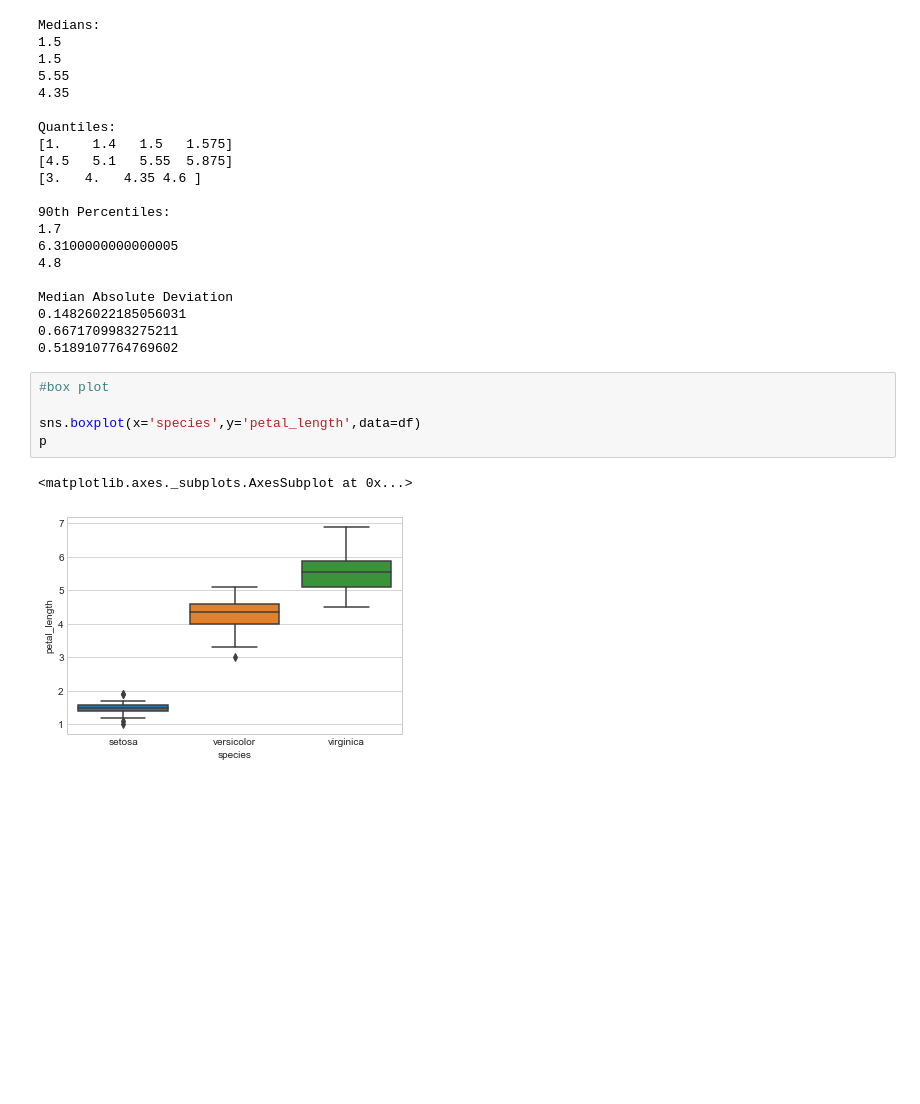
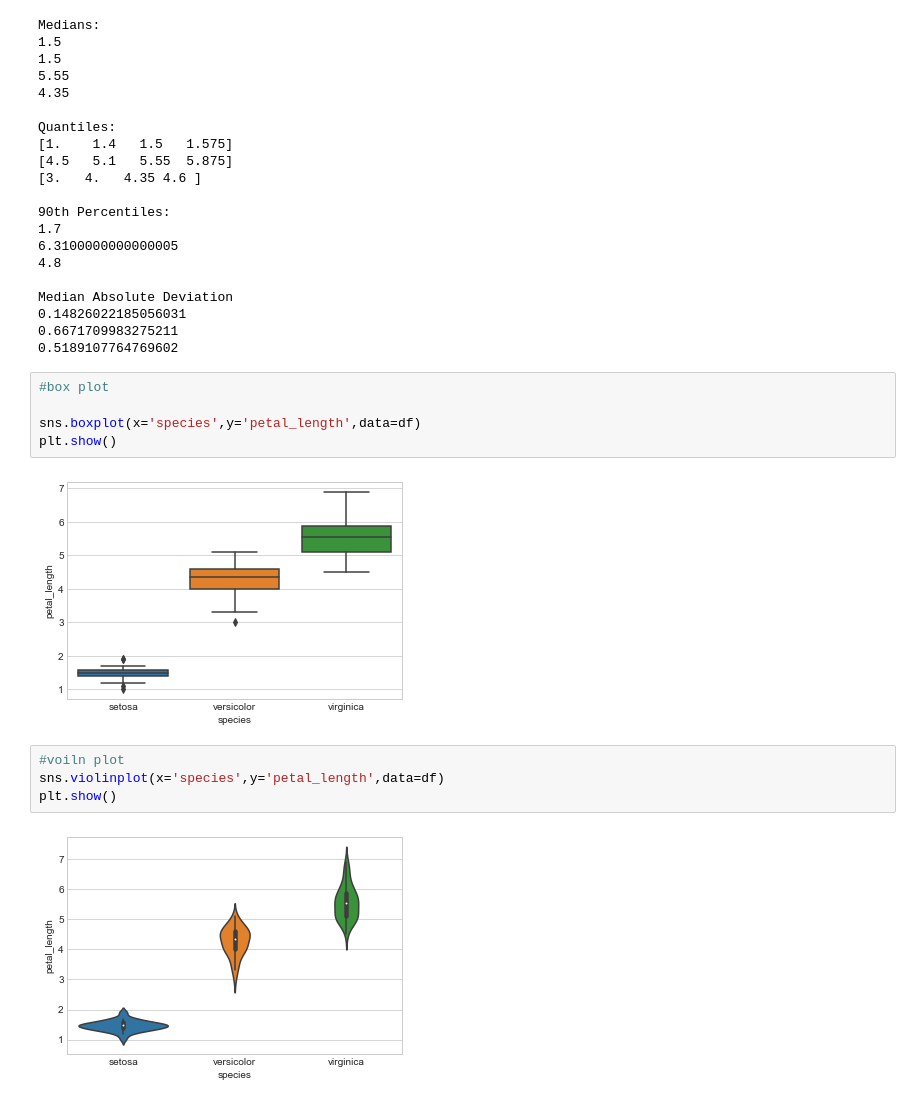
Before and after one commit to SKumarMN/MLPractice, a Jupyter notebook: Iris.ipynb, the cells around one changed output. Cells and saved outputs as stored; diff of their text form; blank space fills up the shorter version.

Commit message:
voilin plot

```diff
--- a/Iris.ipynb
+++ b/Iris.ipynb
@@ -157,7 +157,12 @@ Median Absolute Deviation
 #box plot
 
 sns.boxplot(x='species',y='petal_length',data=df)
-p
+plt.show()
 # %% [output]
-<matplotlib.axes._subplots.AxesSubplot at 0x...>
 [figure]
+# %%
+#voiln plot
+sns.violinplot(x='species',y='petal_length',data=df)
+plt.show()
+# %% [output]
+[figure, added]
```
